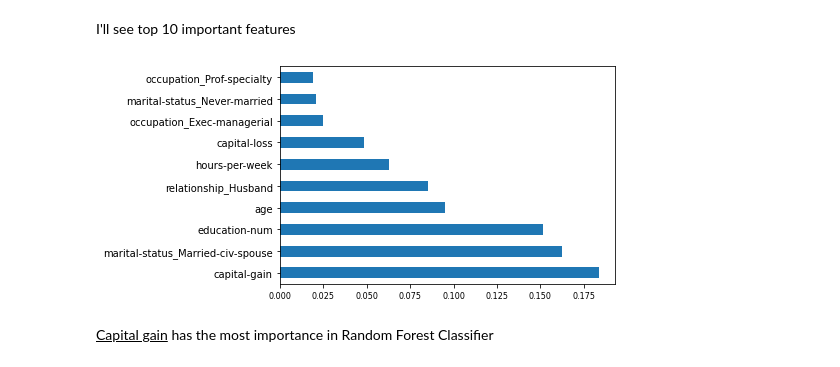
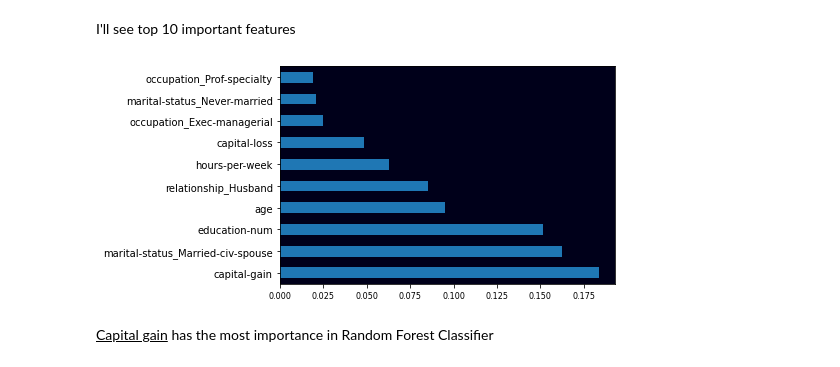
Before and after one commit to agomolka/AdultIncomeAnalysis, a Jupyter notebook: Adult_income_analysis.ipynb, the cells around one changed output. Saved outputs shown, nothing was run; the diff lists cells and outputs as text; code cells hidden in the pictures.

```diff
--- a/Adult_income_analysis.ipynb
+++ b/Adult_income_analysis.ipynb
@@ -1275,11 +1287,14 @@ plt.show()
 I'll see top 10 important features
 # %%
 #plot graph of feature importances for better visualization
+fig = plt.figure()
+ax = fig.add_subplot(111)
+ax.set_facecolor((0,0,0.10))
 feat_importances_rf = pd.Series(rand_forest["feature importance"], index=features)
 feat_importances_rf.nlargest(10).plot(kind='barh')
 plt.show()
 # %% [output]
-[figure, old version]
+[figure, new version]
 # %% [markdown]
 <u>Capital gain</u> has the most importance in Random Forest Classifier
 # %% [markdown]
```
Also changed, not shown: parts of 6 cells of this notebook, 1 other file.
